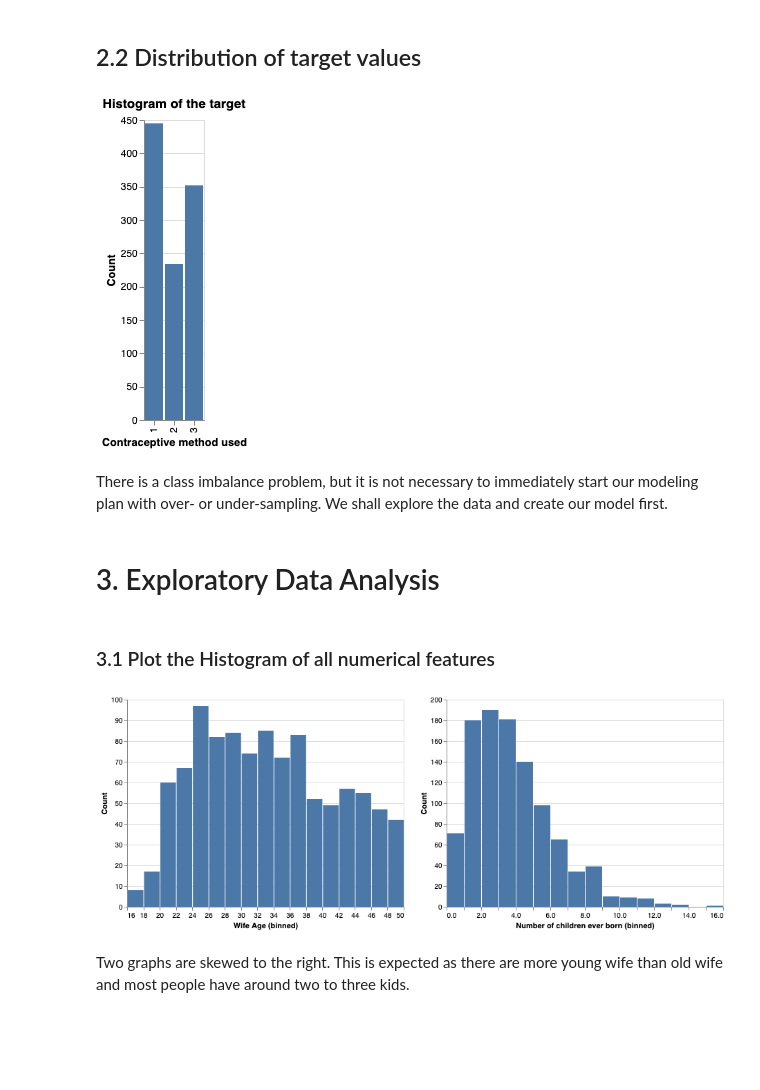
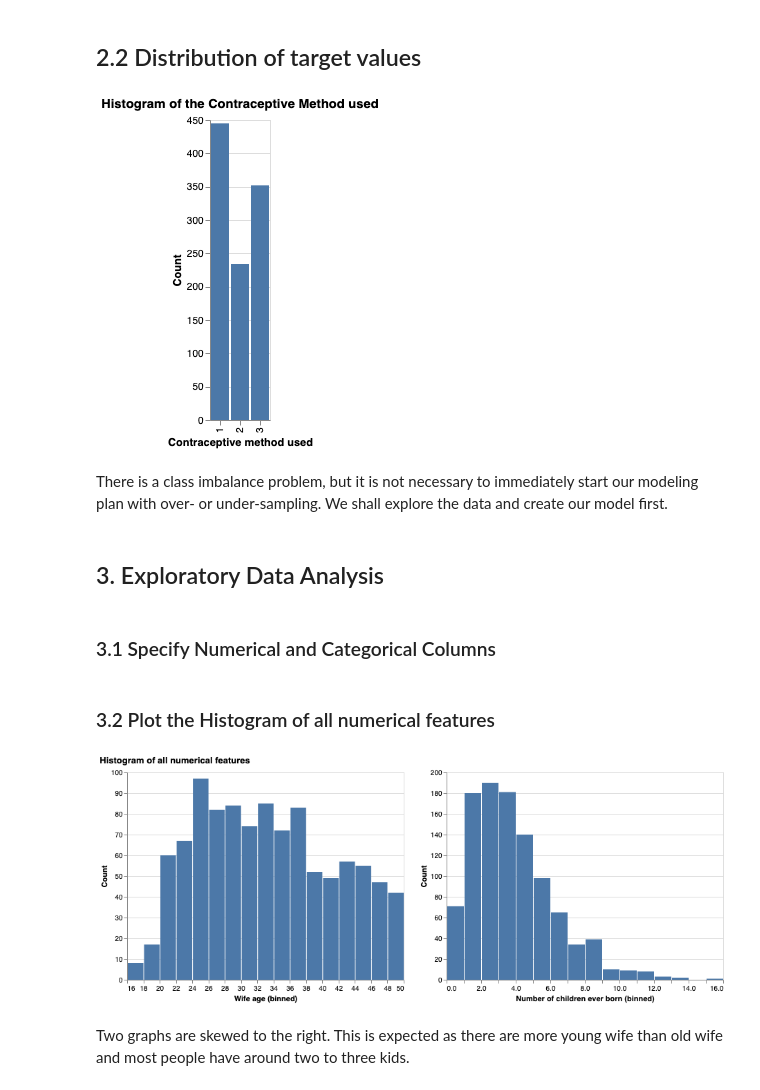
Before and after one commit to UBC-MDS/contraceptive_method_predictor, a Jupyter notebook: src/eda.ipynb, the cells around one changed output. Cells and saved outputs as stored; diff of their text form; code cells hidden in the pictures; blank space fills up the shorter version.

Commit message:
Rename the column names, Add description of columns, Add title for all plots, Remove correlation plots

```diff
--- a/src/eda.ipynb
+++ b/src/eda.ipynb
@@ -14,9 +29,25 @@ RendererRegistry.enable('mimetype')
 # %% [markdown]
 ### 2.1 Read the data and split the data into 70% train and 30% test set.
 # %%
+# Rename the column name
 df = pd.read_csv(
     "../data/raw/contraceptive.csv",
+    header=0,
+    names=[
+        "Wife age",
+        "Wife education",
+        "Husband education",
+        "Number of children ever born",
+        "Wife religion",
+        "Wife now working?",
+        "Husband occupation",
+        "Standard-of-living index",
+        "Media exposure",
+        "Contraceptive method used",
+    ],
 )
+
+# Split the data into 70:30
 train_df, test_df = train_test_split(df, test_size=0.3, random_state=123)
 train_df.head()
 # %% [output]
@@ -61,13 +92,15 @@ train_df.describe()
 # %% [markdown]
 ## 2.2 Distribution of target values
 # %%
-alt.Chart(train_df, title="Histogram of the target").mark_bar().encode(
+alt.Chart(train_df, title="Histogram of the Contraceptive Method used").mark_bar().encode(
     x=alt.X("Contraceptive method used", type="ordinal"),
     y=alt.Y("count()", title="Count"),
 )
 # %% [output]
-[figure, old version]
+[figure, new version]
 # %% [markdown]
 There is a class imbalance problem, but it is not necessary to immediately start our modeling plan with over- or under-sampling. We shall explore the data and create our model first.
 # %% [markdown]
-# 3. Exploratory Data Analysis
+## 3. Exploratory Data Analysis
+# %% [markdown]
+### 3.1 Specify Numerical and Categorical Columns
@@ -74,13 +110,12 @@ There is a class imbalance problem, but it is not necessary to immediately start
 # %% [markdown]
-### 3.1 Plot the Histogram of all numerical features
+### 3.2 Plot the Histogram of all numerical features
 # %%
-numerical_features = ["Wife Age", "Number of children ever born"]
 alt.Chart(train_df).mark_bar().encode(
     x=alt.X(alt.repeat(), type="quantitative", bin=alt.Bin(maxbins=30)),
     y=alt.Y("count()", title="Count"),
-).repeat(numerical_features)
+).repeat(numerical_features, title="Histogram of all numerical features")
 # %% [output]
-[figure, old version]
+[figure, new version]
 # %% [markdown]
 Two graphs are skewed to the right. This is expected as there are more young wife than old wife and most people have around two to three kids.
 # %%
```
Also changed, not shown: parts of 15 cells of this notebook.
